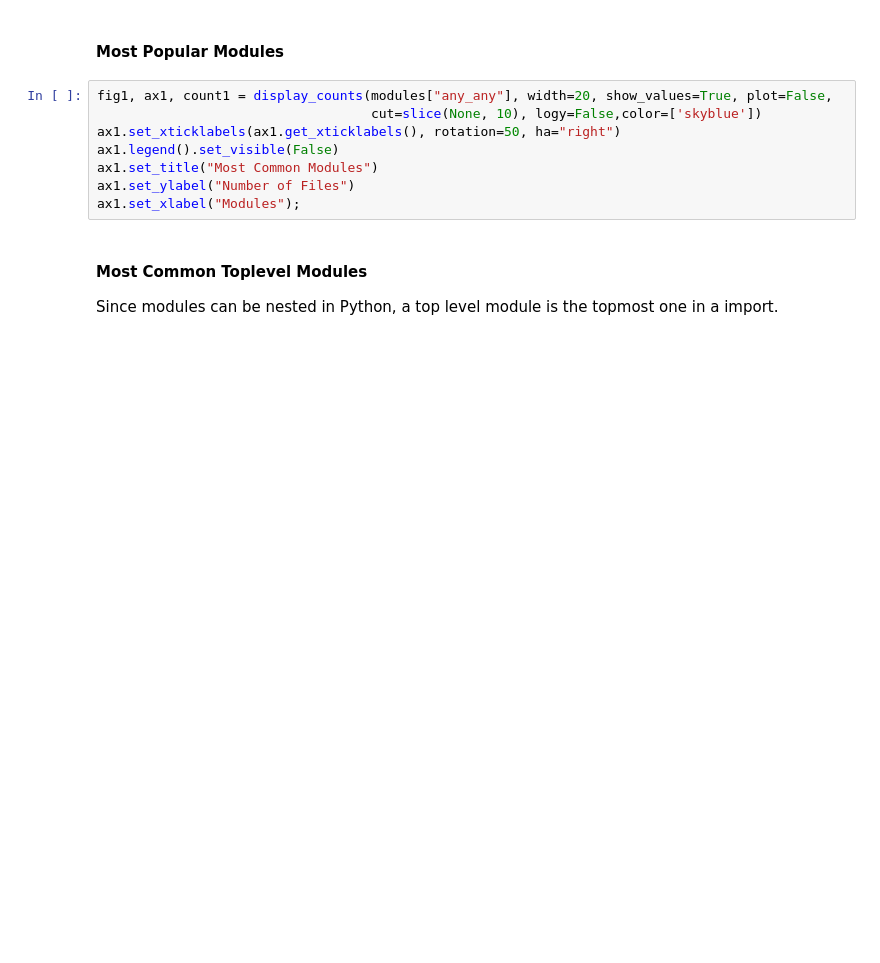
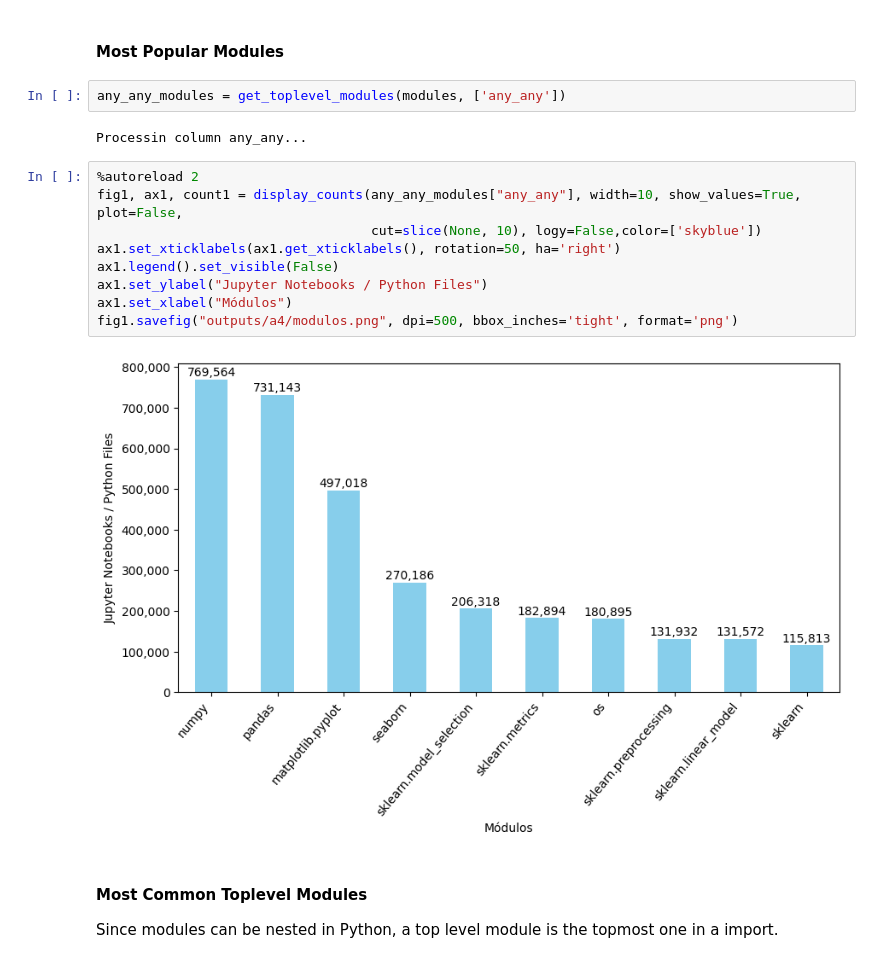
Before and after one commit to dew-uff/dsmining, a Jupyter notebook: src/analyzes/a4_modules.ipynb, the cells around one changed output. Drawn from its saved outputs; the diff is of its cells as text; blank space fills up the shorter version.

```diff
--- a/src/analyzes/a4_modules.ipynb
+++ b/src/analyzes/a4_modules.ipynb
@@ -42,13 +47,20 @@ coluna local_any
 # %% [markdown]
 #### Most Popular Modules
+# %%
+any_any_modules = get_toplevel_modules(modules, ['any_any'])
+# %% [output]
+Processin column any_any...
 # %%
-fig1, ax1, count1 = display_counts(modules["any_any"], width=20, show_values=True, plot=False,
+%autoreload 2
+fig1, ax1, count1 = display_counts(any_any_modules["any_any"], width=10, show_values=True, plot=False,
                                    cut=slice(None, 10), logy=False,color=['skyblue'])
-ax1.set_xticklabels(ax1.get_xticklabels(), rotation=50, ha="right")
+ax1.set_xticklabels(ax1.get_xticklabels(), rotation=50, ha='right')
 ax1.legend().set_visible(False)
-ax1.set_title("Most Common Modules")
-ax1.set_ylabel("Number of Files")
-ax1.set_xlabel("Modules");
+ax1.set_ylabel("Jupyter Notebooks / Python Files")
+ax1.set_xlabel("Módulos")
+fig1.savefig("outputs/a4/modulos.png", dpi=500, bbox_inches='tight', format='png')
+# %% [output]
+[figure, added]
 # %% [markdown]
 #### Most Common Toplevel Modules
 Since modules can be nested in Python, a top level module is the topmost one in a import.
```
Also changed, not shown: parts of 21 cells of this notebook, 22 other files.
